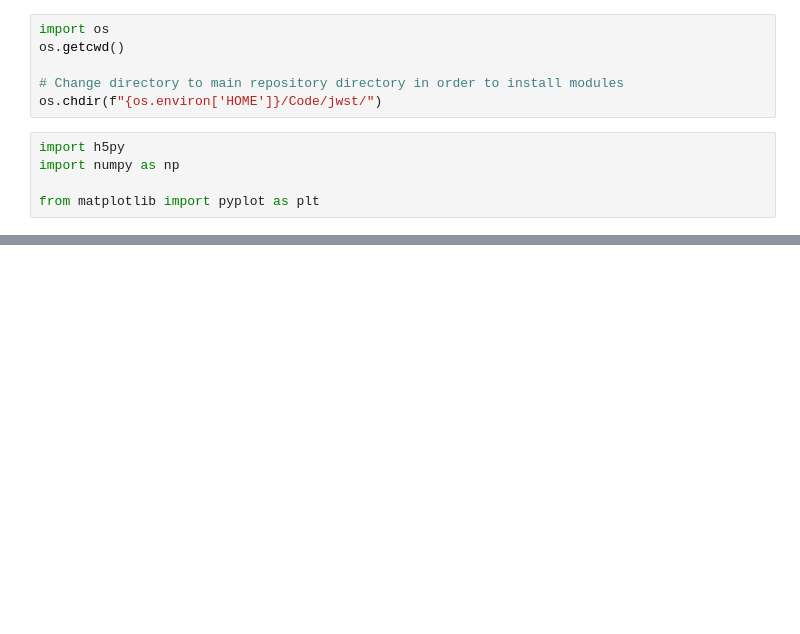
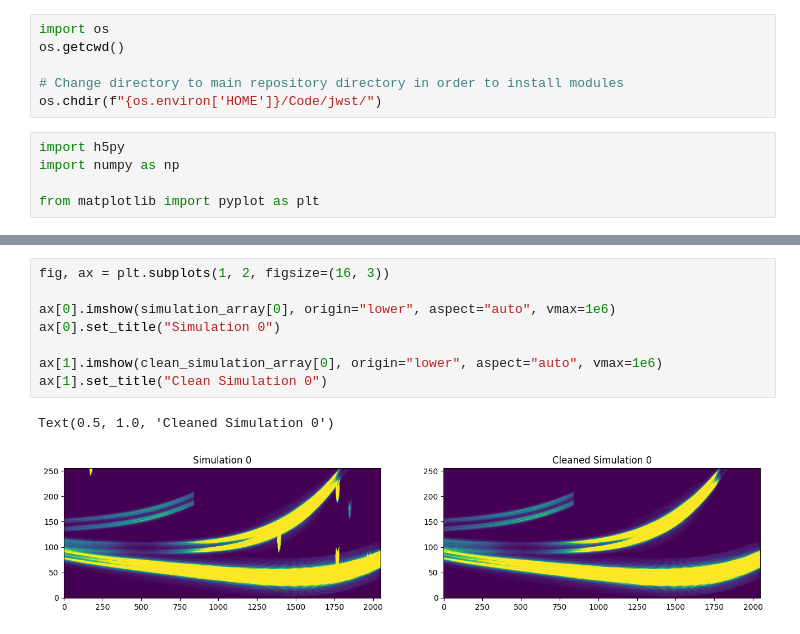
Before and after one commit to hstewart93/jwst, a Jupyter notebook: simulations/simulated_data.ipynb, the cells around one changed output, grey strips where cells are left out. Cells and saved outputs as stored; diff of their text form; blank space fills up the shorter version.

```diff
--- a/simulations/simulated_data.ipynb
+++ b/simulations/simulated_data.ipynb
@@ -32,0 +45,11 @@ for i, ax in enumerate(axes.flat):
+# %%
+fig, ax = plt.subplots(1, 2, figsize=(16, 3))
+
+ax[0].imshow(simulation_array[0], origin="lower", aspect="auto", vmax=1e6)
+ax[0].set_title("Simulation 0")
+
+ax[1].imshow(clean_simulation_array[0], origin="lower", aspect="auto", vmax=1e6)
+ax[1].set_title("Clean Simulation 0")
+# %% [output]
+Text(0.5, 1.0, 'Cleaned Simulation 0')
+[figure, added]
```
Also changed, not shown: parts of 5 cells of this notebook, 2 other files.
